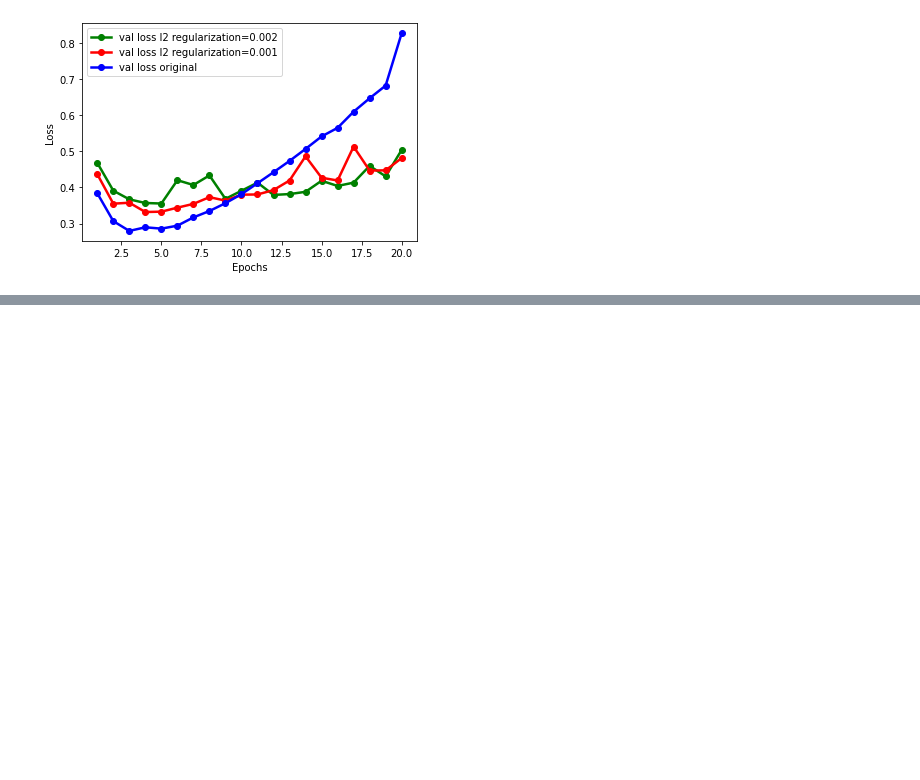
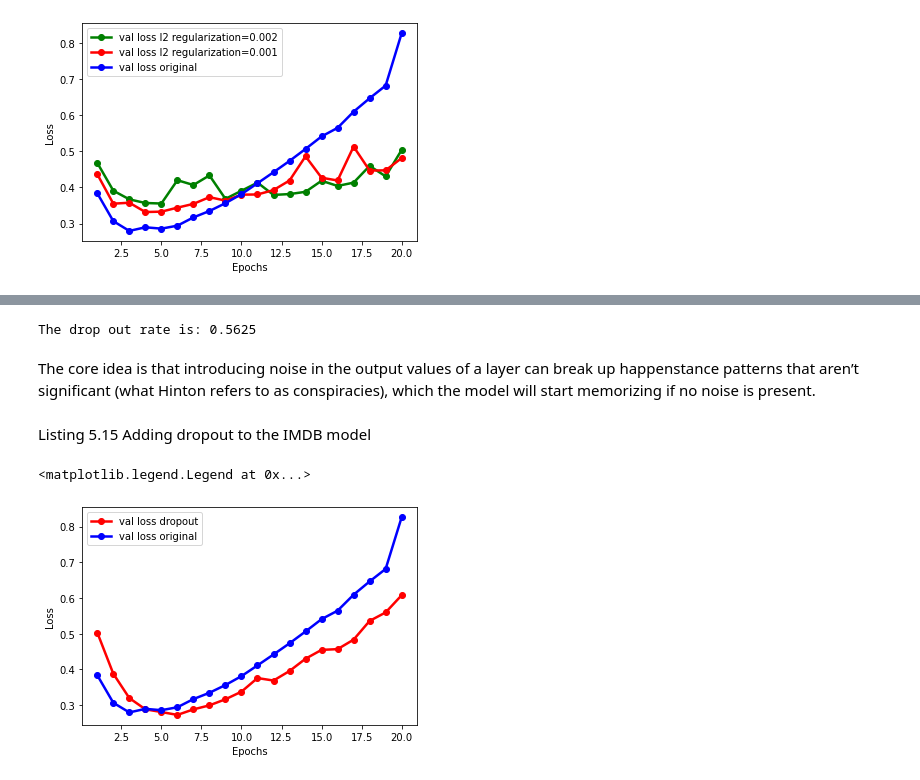
Before and after one commit to Fantasy98/Python-Machine-Learning, a Jupyter notebook: Deep_Learning_With_python/Chapter5_Fundamentals_of_Machine_Learning.ipynb, the cells around one changed output, grey strips where cells are left out. Drawn from its saved outputs; the diff is of its cells as text; code cells hidden in the pictures; blank space fills up the shorter version.

```diff
--- a/Deep_Learning_With_python/Chapter5_Fundamentals_of_Machine_Learning.ipynb
+++ b/Deep_Learning_With_python/Chapter5_Fundamentals_of_Machine_Learning.ipynb
@@ -695,0 +733,36 @@ plt.legend()
+# %%
+print("The drop out rate is: {}".format( np.mean(matrix_drop_out==active_matrix)))
+# %% [output]
+The drop out rate is: 0.5625
+# %% [markdown]
+ The core idea is that introducing noise in the output values of a layer can
+break up happenstance patterns that aren’t significant (what Hinton refers to as conspiracies), which the model will start memorizing if no noise is present.
+# %% [markdown]
+Listing 5.15 Adding dropout to the IMDB model
+# %%
+model = keras.Sequential([
+                            layers.Dense(16,activation='relu'),
+                            layers.Dropout(0.5),
+                            layers.Dense(16,activation='relu'),
+                            layers.Dropout(0.5),
+                            layers.Dense(1,activation='sigmoid')
+                            ])
+
+model.compile(optimizer=keras.optimizers.RMSprop(),
+               loss = keras.losses.BinaryCrossentropy(),
+               metrics = ['accuracy']
+                )
+
+history_dropout = model.fit(train_data,train_labels,epochs=20,batch_size=512,validation_split=0.4,verbose=0)
+# %%
+val_loss_dropout = history_dropout.history['val_loss']
+epochs_dropout = np.arange(1,len(val_loss_dropout)+1)
+# %%
+plt.plot(epochs_dropout,val_loss_dropout,'-or',lw=2.5,label='val loss dropout')
+plt.plot(epochs_original,val_loss_original,'-ob',lw=2.5,label='val loss original')
+plt.xlabel('Epochs')
+plt.ylabel('Loss')
+plt.legend()
+# %% [output]
+<matplotlib.legend.Legend at 0x...>
+[figure, added]
```
Also changed, not shown: parts of 10 cells of this notebook.
